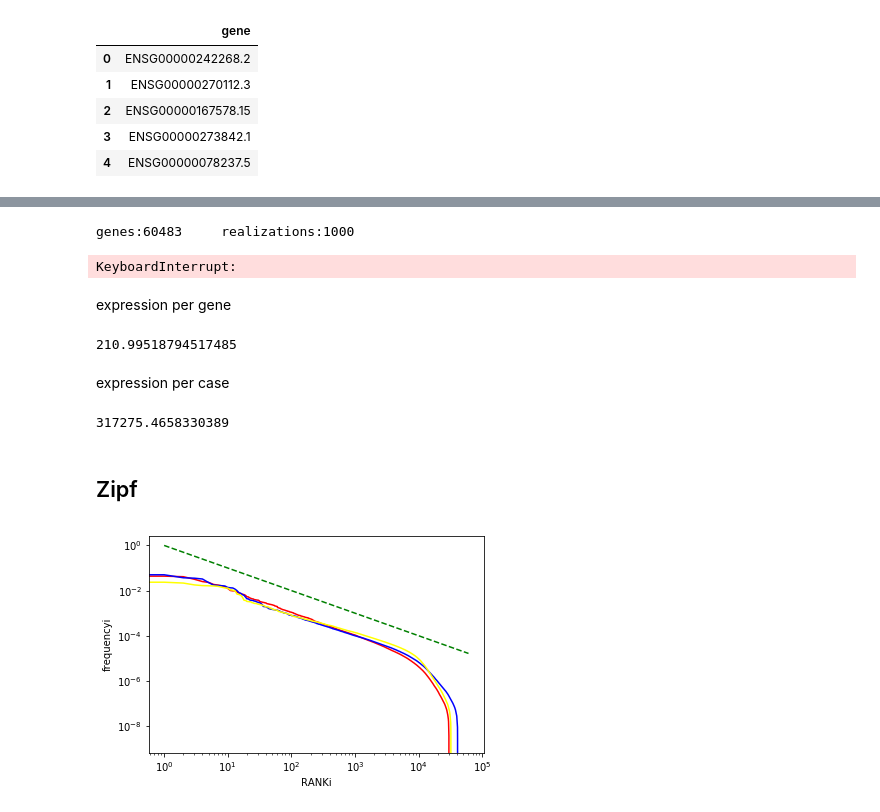
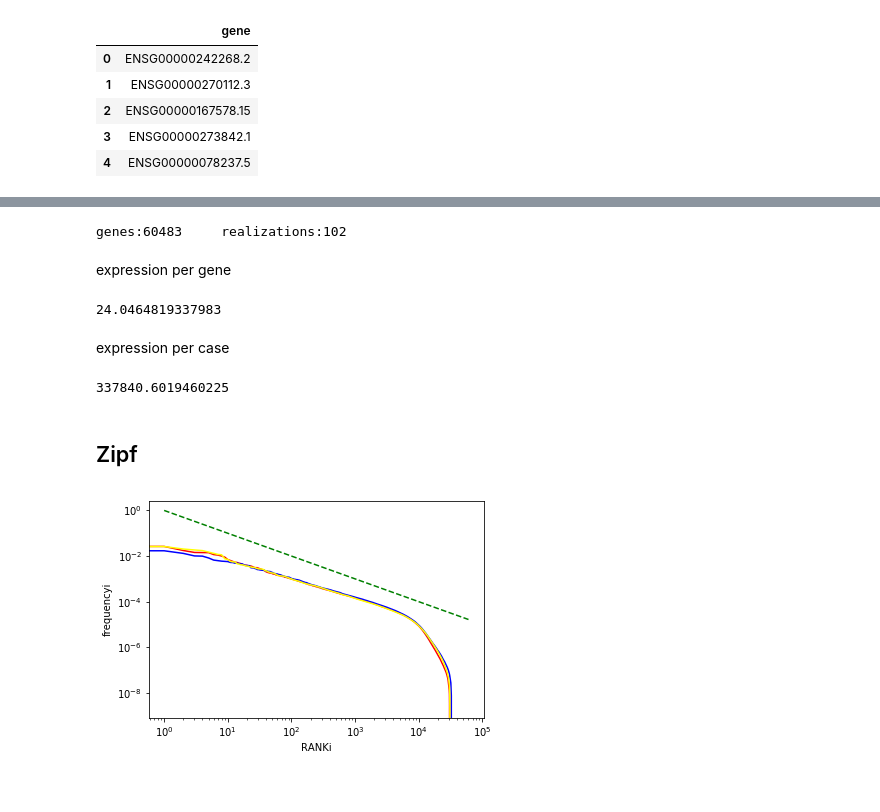
Before and after one commit to fvalle1/master_thesis, a Jupyter notebook: DataTable.ipynb, the cells around one changed output, grey strips where cells are left out. Saved outputs shown, nothing was run; the diff lists cells and outputs as text; code cells hidden in the pictures.

```diff
--- a/DataTable.ipynb
+++ b/DataTable.ipynb
@@ -30,7 +30,8 @@ def getFilenameFromDir(directory):
             print(element)
             return cfile
 # %%
-for cdirectory in dirs:
+maxacceptables = 100
+for i,cdirectory in enumerate(dirs):
     cfile = getFilenameFromDir("/Users/filippo/Developer/tesi/data/%s"%cdirectory)
     cdf = pd.read_csv(("%s/data/%s/%s"%(working_dir,cdirectory,cfile)), sep='\t', header=None)
     cdf.columns = ["gene", cfile[:-5]]
@@ -38,6 +39,8 @@ for cdirectory in dirs:
         df.insert(1,cdf.keys()[1][:-5],cdf.loc[:,cdf.keys()[1]].values)
     except:
         print "Unexpected error:", sys.exc_info()[0]
+    if i > maxacceptables:
+        break
 # %% [output]
 2556ce90-db5f-4beb-897a-db3cf556e054.FPKM.txt.gz
 4869e2a4-f182-41f1-8aed-52b5dd3b5c00.FPKM.txt.gz
@@ -59,5 +62,5 @@ f1f609a2-4fd6-48fc-8a29-3bc39c6ff178.FPKM.txt.gz
 # %%
-df = pd.read_csv(("%s/mainTable.csv"%working_dir))
+#df = pd.read_csv(("%s/mainTable.csv"%working_dir))
 # %%
 df.head()
 # %% [output]
@@ -71,40 +74,38 @@ df.head()
 # %%
 print(("genes:%d\trealizations:%d"%(len(df['gene']),len(df.loc[0,:])-1)))
 # %% [output]
-genes:60483     realizations:1000
+genes:60483     realizations:102
 # %%
 df.to_csv(("%s/mainTable.csv"%working_dir), index=False)
-# %% [output]
-KeyboardInterrupt:
 # %% [markdown]
 expression per gene
 # %%
 np.sum(df.loc[0,:].values[1:])
 # %% [output]
-210.99518794517485
+24.0464819337983
 # %% [markdown]
 expression per case
 # %%
 np.sum(df.loc[:,df.keys()[1]].values)
 # %% [output]
-317275.4658330389
+337840.6019460225
 # %% [markdown]
 ## Zipf
 # %%
-A = [df.loc[:,df.keys()[89]].values, df.loc[:,df.keys()[45]].values, df.loc[:,df.keys()[700]].values]
+A = [df.loc[:,df.keys()[89]].values, df.loc[:,df.keys()[45]].values, df.loc[:,df.keys()[42]].values]
 colors = ['red', 'blue', 'yellow']
 fig = plt.figure()
 x = np.arange(1, len(A[0]))
 plt.ylabel("frequencyi")
 plt.xlabel("RANKi")
 plt.yscale('log')
 plt.xscale('log')
 plt.plot(x, 1./x, 'g--')
 for i,a in enumerate(A):
     plt.plot(np.sort(a/np.sum(a))[::-1], c=colors[i])
 plt.show()
 # %% [output]
-[figure, old version]
+[figure, new version]
 # %%
 genes = open("%s/genes.txt"%working_dir, "w")
 for gene in cdf['gene'].values:
```
Also changed, not shown: parts of 2 cells of this notebook, 7 other files.
